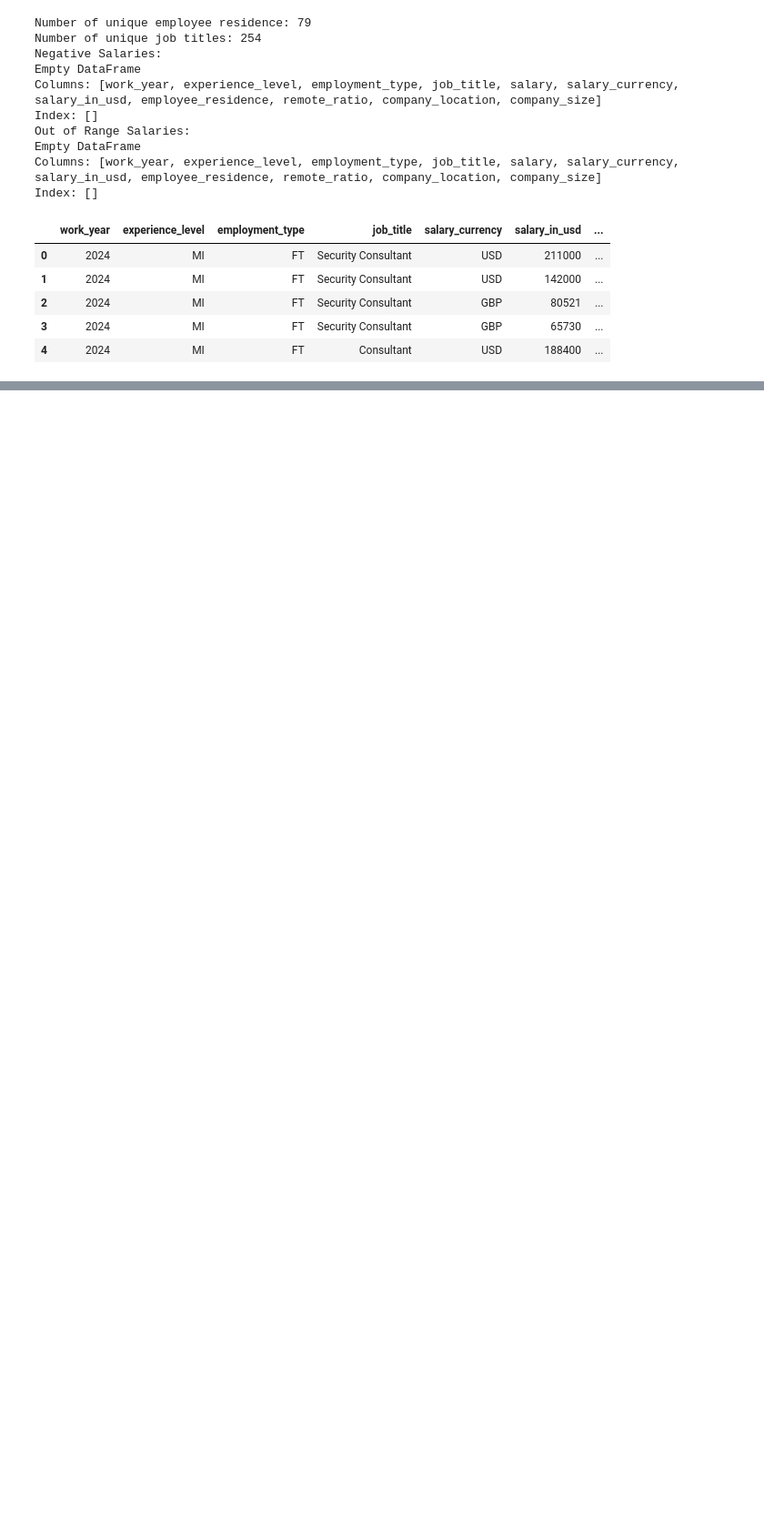
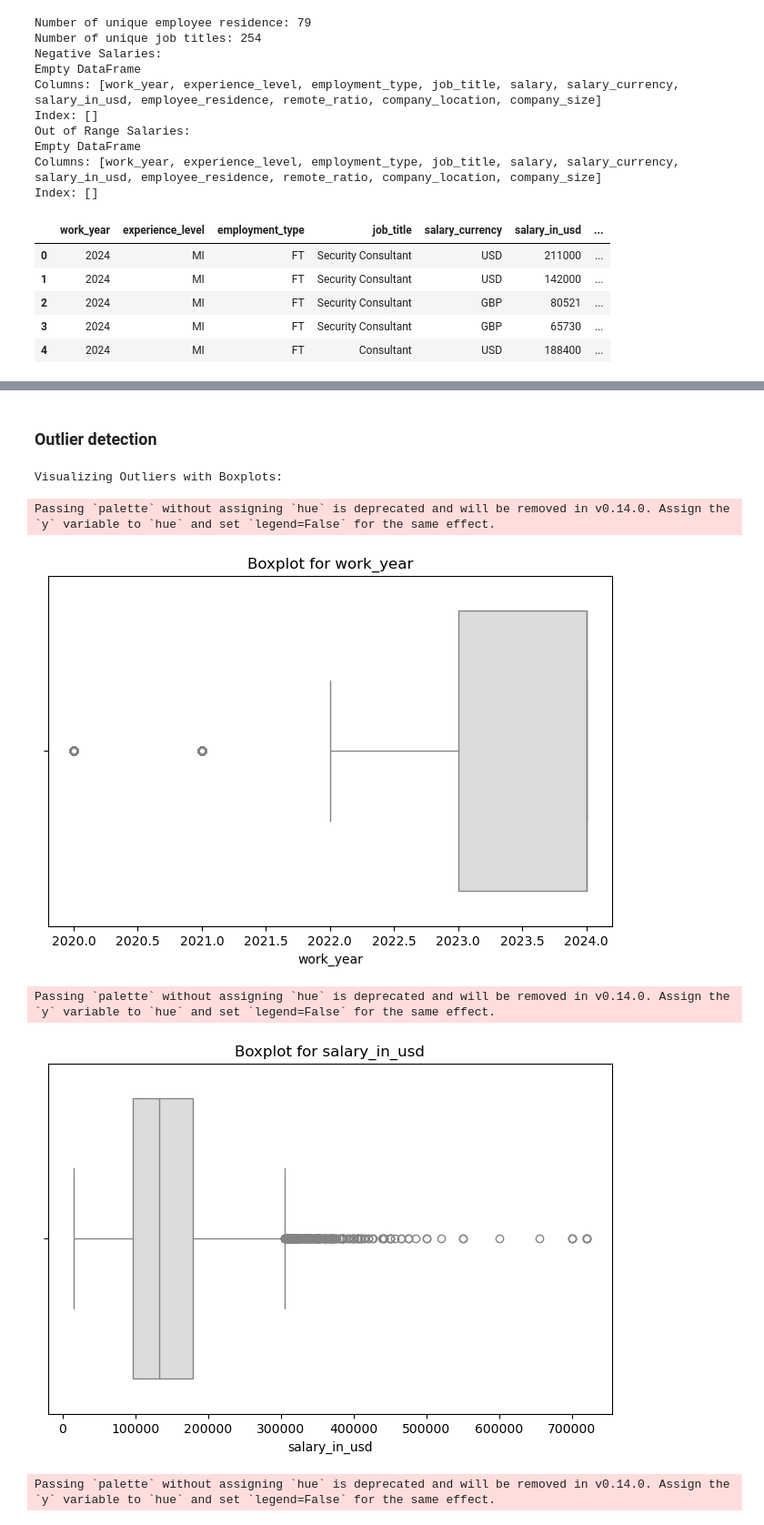
Before and after one commit to isnotJack/AI-project, a Jupyter notebook: test.ipynb, the cells around one changed output, grey strips where cells are left out. Shown at 91% size. Cells and saved outputs as stored; diff of their text form; code cells hidden in the pictures; blank space fills up the shorter version.

Commit message:
see again feature selecetion - warning in outlier detection

```diff
--- a/test.ipynb
+++ b/test.ipynb
@@ -542,0 +601,55 @@ df.head()
+# %% [markdown]
+### Outlier detection
+# %%
+# Step 3: Outlier Analysis
+
+# 1. Visualize outliers with boxplots for all numerical features
+print("\nVisualizing Outliers with Boxplots:")
+
+numerical_features = df.select_dtypes(include=['float64', 'int64']).columns
+
+for column in numerical_features:
+    plt.figure(figsize=(8, 5))
+    sns.boxplot(x=df[column], palette='coolwarm')
+    plt.title(f"Boxplot for {column}")
+    plt.xlabel(column)
+    plt.show()
+
+# 2. Identify outliers using the IQR method
+print("\nIdentifying Outliers Using IQR Method:")
+
+outlier_info = {}
+
+for column in numerical_features:
+    Q1 = df[column].quantile(0.25)
+    Q3 = df[column].quantile(0.75)
+    IQR = Q3 - Q1
+
+    lower_bound = Q1 - 1.5 * IQR
+    upper_bound = Q3 + 1.5 * IQR
+
+    # Count outliers
+    outliers = df[(df[column] < lower_bound) | (df[column] > upper_bound)]
+    num_outliers = outliers.shape[0]
+
+    outlier_info[column] = {
+        'Lower Bound': lower_bound,
+        'Upper Bound': upper_bound,
+        'Number of Outliers': num_outliers
+    }
+    print(f"\nFeature: {column}")
+    print(f" - Lower Bound: {lower_bound}")
+    print(f" - Upper Bound: {upper_bound}")
+    print(f" - Number of Outliers: {num_outliers}")
+
+# Display outlier summary
+print("\nOutlier Summary:")
+for feature, info in outlier_info.items():
+    print(f"{feature}: {info['Number of Outliers']} outliers")
+# %% [output]
+Visualizing Outliers with Boxplots:
+Passing `palette` without assigning `hue` is deprecated and will be removed in v0.14.0. Assign the `y` variable to `hue` and set `legend=False` for the same effect.
+[figure, added]
+Passing `palette` without assigning `hue` is deprecated and will be removed in v0.14.0. Assign the `y` variable to `hue` and set `legend=False` for the same effect.
+[figure, added]
+Passing `palette` without assigning `hue` is deprecated and will be removed in v0.14.0. Assign the `y` variable to `hue` and set `legend=False` for the same effect.
```
Also changed, not shown: parts of 9 cells of this notebook.
